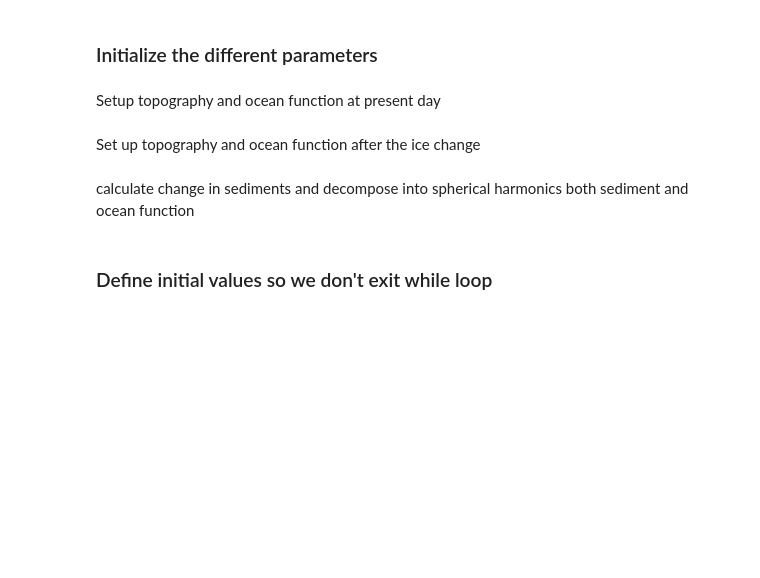
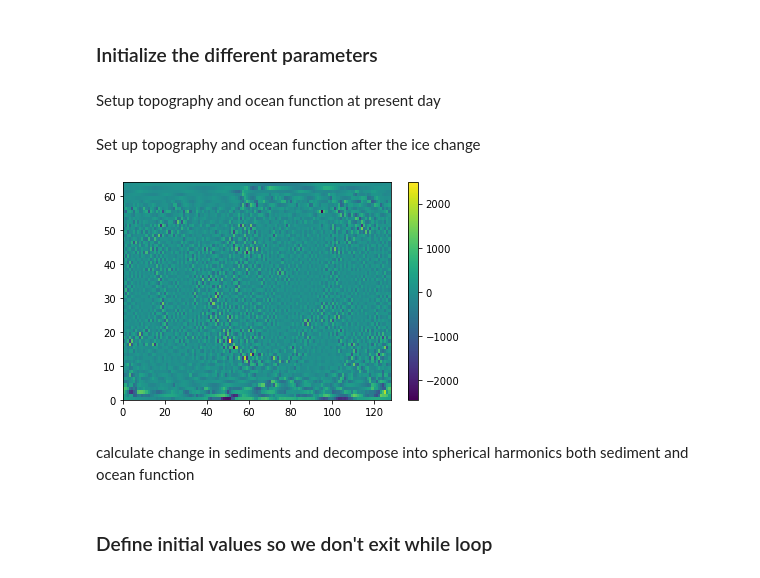
Before and after one commit to AHenryLarroze/Py_SL_C0de, a Jupyter notebook: SL_equation_elastic.ipynb, the cells around one changed output. Drawn from its saved outputs; the diff is of its cells as text; code cells hidden in the pictures; blank space fills up the shorter version.

```diff
--- a/SL_equation_elastic.ipynb
+++ b/SL_equation_elastic.ipynb
@@ -280,7 +280,11 @@ class EARTH(object):
                 topo_colats = np.linspace(180./topo_nlats/2., 180 - 180./topo_nlats/2., topo_nlats)
                 topo_elons = np.linspace(360./topo_nlons/2., 360 - 360./topo_nlons/2., topo_nlons)
                 f = interpolate.interp2d(topo_elons, topo_colats, topo['map_data'])
-                self.topo0 = f(grid.elons,grid.colats)
+                self.topo0 = f(grid.elons[0:-1],grid.colats)
+                temp=np.zeros((self.topo0.shape[0],self.topo0.shape[1]+1))
+                temp[:,0:-1]=self.topo0
+                temp[:,-1]=self.topo0[:,0]
+                self.topo0=temp
 
         class LOVE(object):
             """
@@ -389,6 +393,13 @@ Set up topography and ocean function after the ice change
 # %%
 topo_j = topo_0 + ice.del_ice; # del_ice is negative -> subtract ice that is melted
 oc_j = ocean.topotoocean(topo_j)
+# %%
+topot=pysh.SHGrid.from_array(topo_0,'GLQ').expand().expand('GLQ').to_array()
+plt.pcolor(topot-topo_0)
+plt.colorbar()
+plt.show()
+# %% [output]
+[figure, added]
 # %% [markdown]
 calculate change in sediments and decompose into spherical harmonics both sediment and ocean function
 # %%
```
Also changed, not shown: parts of 1 cell of this notebook.
